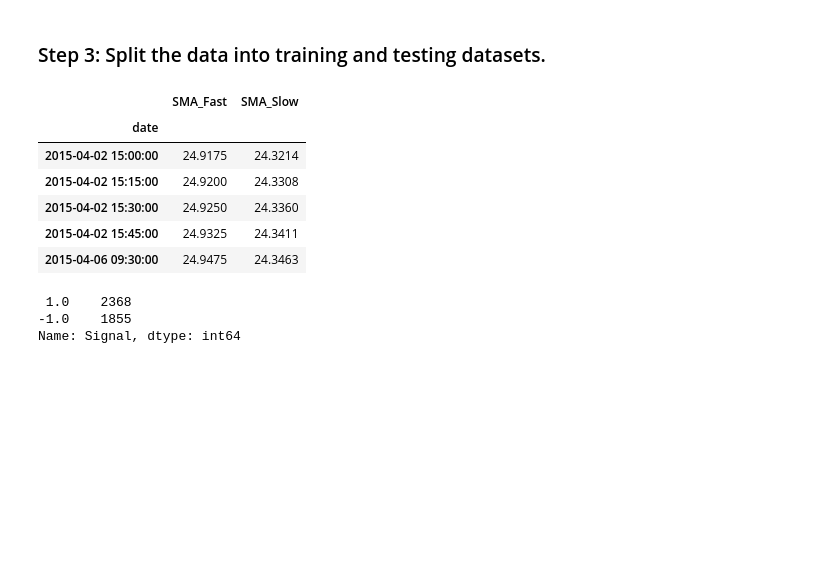
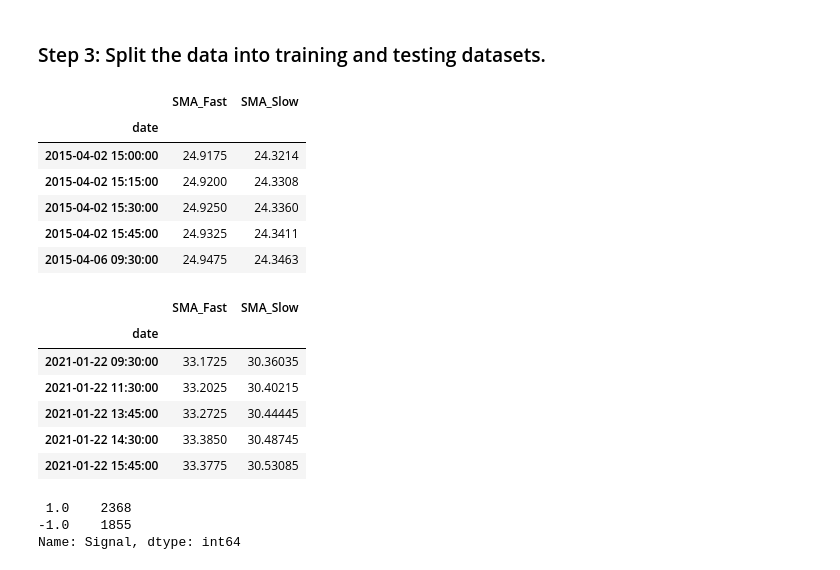
Before and after one commit to AquibaB/bootcamp_challenge14, a Jupyter notebook: machine_learning_trading_bot.ipynb, the cells around one changed output. Cells and saved outputs as stored; diff of their text form; code cells hidden in the pictures; blank space fills up the shorter version.

```diff
--- a/machine_learning_trading_bot.ipynb
+++ b/machine_learning_trading_bot.ipynb
@@ -231,17 +231,25 @@ display(signals_df.tail())
 # %%
 # Assign a copy of the sma_fast and sma_slow columns to a features DataFrame called X
 X = signals_df[['SMA_Fast', 'SMA_Slow']].shift().dropna()
 
 # Review the DataFrame
-X.head()
+display(X.head())
+display(X.tail())
 # %% [output]
 |  | SMA_Fast | SMA_Slow |
 | date |  |  |
 | 2015-04-02 15:00:00 | 24.9175 | 24.3214 |
 | 2015-04-02 15:15:00 | 24.9200 | 24.3308 |
 | 2015-04-02 15:30:00 | 24.9250 | 24.3360 |
 | 2015-04-02 15:45:00 | 24.9325 | 24.3411 |
 | 2015-04-06 09:30:00 | 24.9475 | 24.3463 |
+|  | SMA_Fast | SMA_Slow |
+| date |  |  |
+| 2021-01-22 09:30:00 | 33.1725 | 30.36035 |
+| 2021-01-22 11:30:00 | 33.2025 | 30.40215 |
+| 2021-01-22 13:45:00 | 33.2725 | 30.44445 |
+| 2021-01-22 14:30:00 | 33.3850 | 30.48745 |
+| 2021-01-22 15:45:00 | 33.3775 | 30.53085 |
 # %%
 # Create the target set selecting the Signal column and assiging it to y
 y = signals_df['Signal']
```
Also changed, not shown: parts of 7 cells of this notebook, 1 other file.
